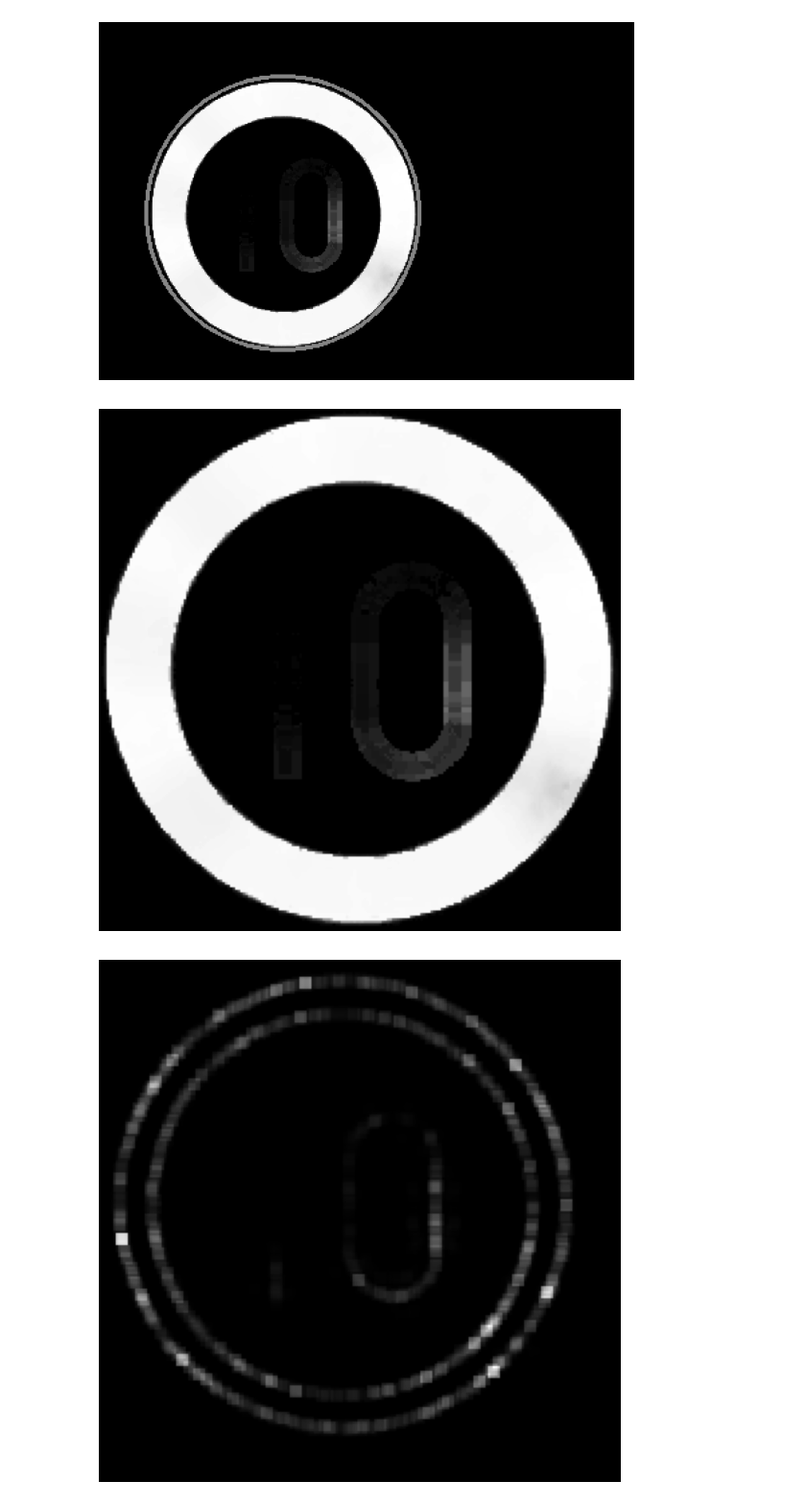
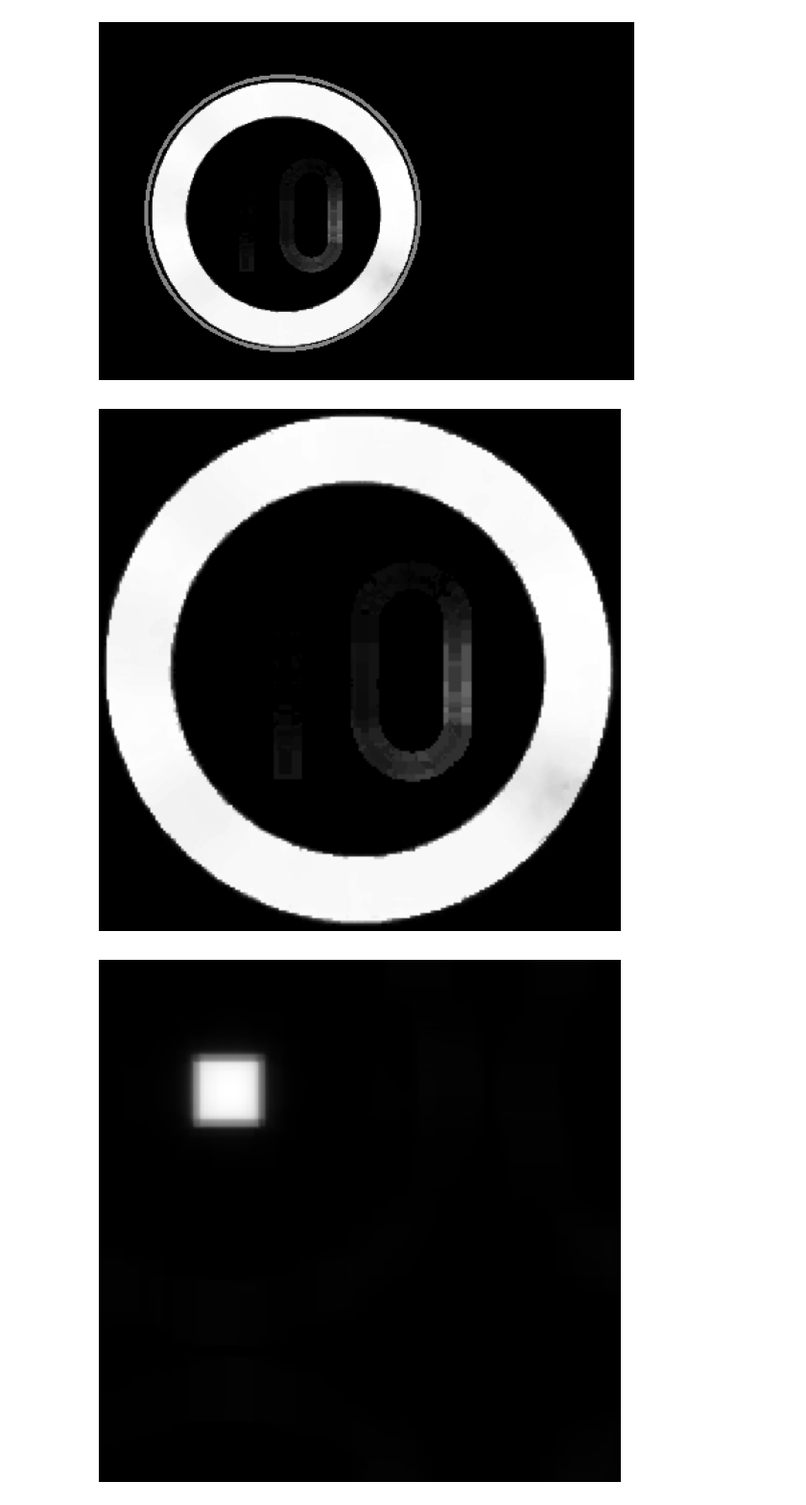
Before and after one commit to joaolucasmartins/VC2022, a Jupyter notebook: notebook.ipynb, the cells around one changed output. Shown at 96% size. Saved outputs shown, nothing was run; the diff lists cells and outputs as text; code cells hidden in the pictures.

```diff
--- a/notebook.ipynb
+++ b/notebook.ipynb
@@ -321,9 +321,9 @@ circleIdentification(img)
 # %%
 import frs
 
 displayImage(roi)
-test = frs.frst(roi, roi.shape[1]/16, 2, 0, roi.shape[1]/4, "BRIGHT")
+test = frs.frst(roi, roi.shape[1]/2, 2, 0, roi.shape[1]/4, "BRIGHT")
 displayImage(test)
 # %% [output]
 [figure]
-[figure, old version]
+[figure, new version]
```
